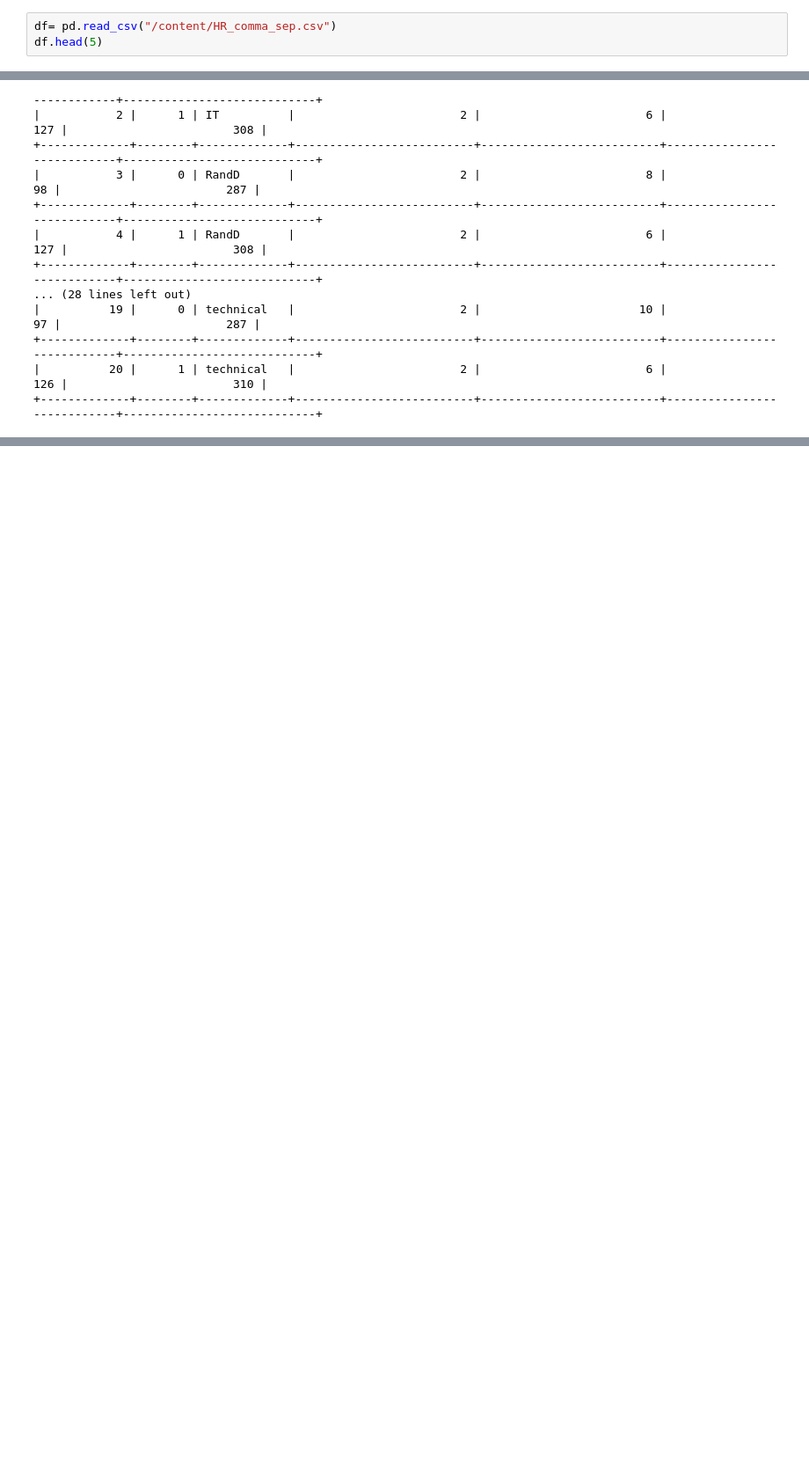
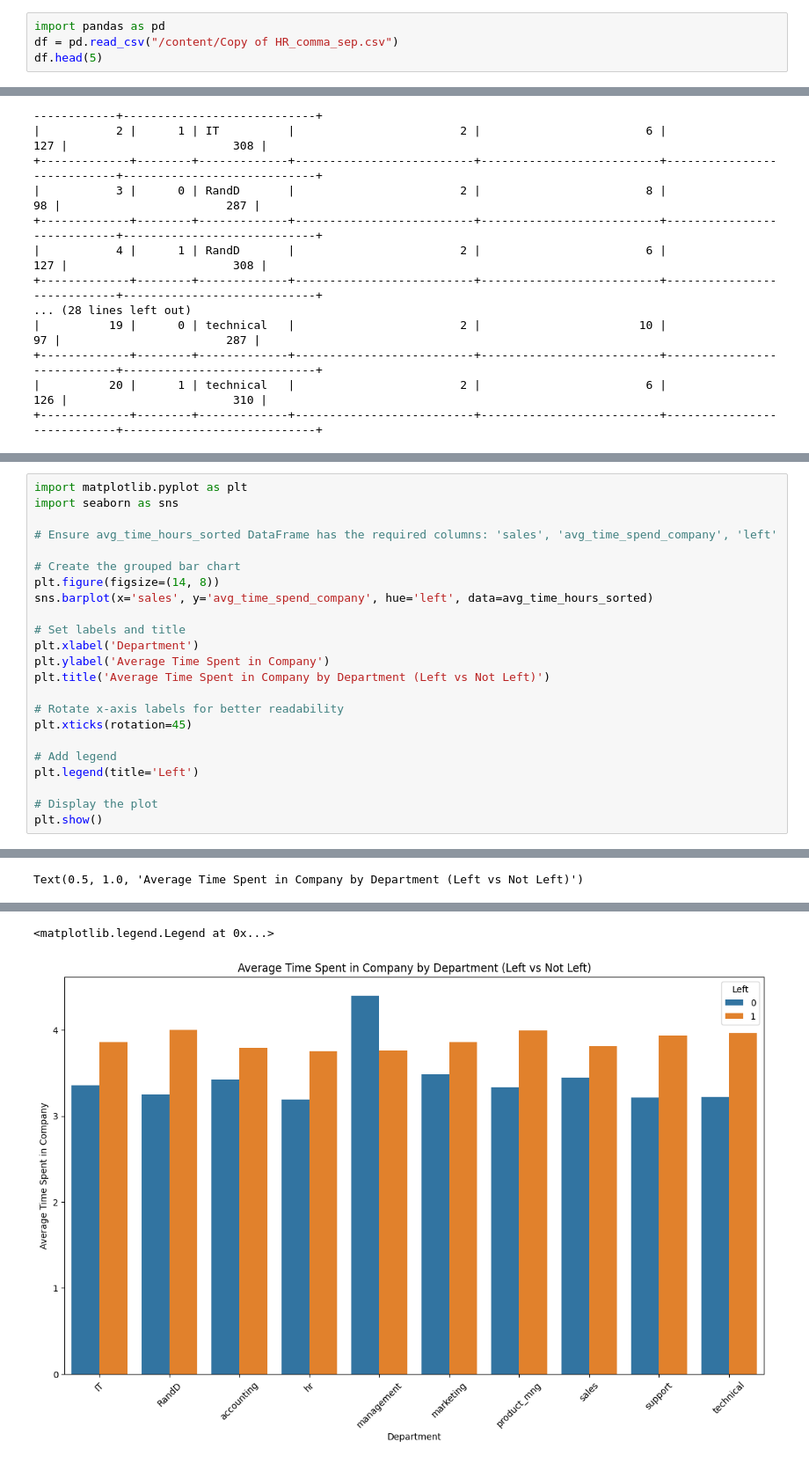
Before and after one commit to Marudhan/MiniProject, a Jupyter notebook: HR_Mini_project_.ipynb, the cells around one changed output, grey strips where cells are left out. Shown: that part at 88% size. Saved outputs shown, nothing was run; the diff lists cells and outputs as text; blank space fills up the shorter version.

```diff
--- a/HR_Mini_project_.ipynb
+++ b/HR_Mini_project_.ipynb
@@ -14,7 +14,8 @@ from datetime import datetime
 from IPython.core.interactiveshell import InteractiveShell # Capitalize 'I' in 'IPython'
 InteractiveShell.ast_node_interactivity = "all"
 # %%
-df= pd.read_csv("/content/HR_comma_sep.csv")
+import pandas as pd
+df = pd.read_csv("/content/Copy of HR_comma_sep.csv")
 df.head(5)
 # %% [output]
 |  | satisfaction_level | last_evaluation | number_project | average_montly_hours | time_spend_company | ... |
@@ -206,0 +339,24 @@ Minimum and Maximum Time Spent and Monthly Hours by Department and Left Status
+# %%
+import matplotlib.pyplot as plt
+import seaborn as sns
+
+# Ensure avg_time_hours_sorted DataFrame has the required columns: 'sales', 'avg_time_spend_company', 'left'
+
+# Create the grouped bar chart
+plt.figure(figsize=(14, 8))
+sns.barplot(x='sales', y='avg_time_spend_company', hue='left', data=avg_time_hours_sorted)
+
+# Set labels and title
+plt.xlabel('Department')
+plt.ylabel('Average Time Spent in Company')
+plt.title('Average Time Spent in Company by Department (Left vs Not Left)')
+
+# Rotate x-axis labels for better readability
+plt.xticks(rotation=45)
+
+# Add legend
+plt.legend(title='Left')
+
+# Display the plot
+plt.show()
+# %% [output]
@@ -206,0 +367 @@ Minimum and Maximum Time Spent and Monthly Hours by Department and Left Status
+Text(0.5, 1.0, 'Average Time Spent in Company by Department (Left vs Not Left)')
@@ -206,0 +379,2 @@ Minimum and Maximum Time Spent and Monthly Hours by Department and Left Status
+<matplotlib.legend.Legend at 0x...>
+[figure, added]
```
Also changed, not shown: parts of 6 cells of this notebook.
